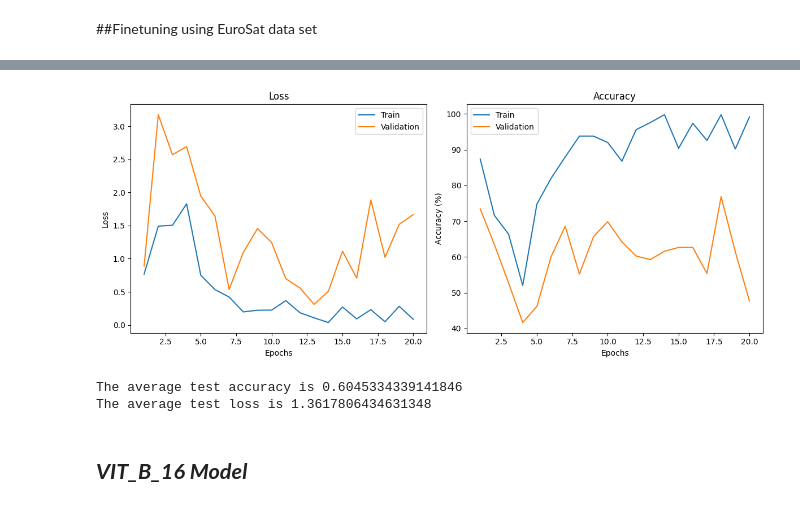
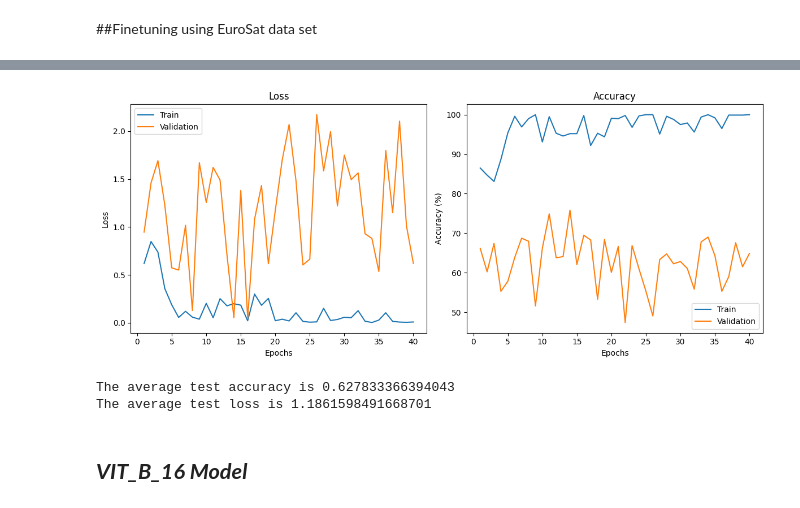
Before and after one commit to SurangaPrasad/deep_learning, a Jupyter notebook: transfer_learning_v1_2.ipynb, the cells around one changed output, grey strips where cells are left out. Saved outputs shown, nothing was run; the diff lists cells and outputs as text; code cells hidden in the pictures.

```diff
--- a/transfer_learning_v1_2.ipynb
+++ b/transfer_learning_v1_2.ipynb
@@ -336,14 +348,46 @@ import torchvision
 import torch
 
 
+## import the saved model
+
+
+data_path2 = Path("models/")
+saved_path2 = data_path2 / "model_vgg_11.pth"
+weights_vgg = torchvision.models.VGG11_Weights.IMAGENET1K_V1
+
+##load model
+loaded_model_vgg11 = torchvision.models.vgg11(weights_vgg, progress = True)
+
+
+#Freezing parameters
+for param in loaded_model_vgg11.parameters():
+    param.requires_grad = False
+
+#Unfreez layer 4 and last layer
+
+for param in loaded_model_vgg11.classifier.parameters():
+    param.requires_grad = True
+
+output_shape = len(originalDataset.classes)
+
+loaded_model_vgg11.classifier[-1] = torch.nn.Linear(in_features=4096,  # Assuming the default in_features for VGG16
+                                              out_features=output_shape,
+                                              bias=True).to(device)
+
+loaded_model_vgg11.load_state_dict(torch.load(saved_path2))
+
+
+
 # Start the timer
 from timeit import default_timer as timer
 start_time = timer()
-epoches = 20
+epoches = 40
+
+output_shape2 = len(eurosat_dataset.classes)
 
 # Recreate the fc layer and seed it to the target device
 model_vgg_11.classifier[-1] = torch.nn.Linear(in_features=4096,  # Assuming the default in_features for VGG16
-                                              out_features=output_shape,
+                                              out_features=output_shape2,
                                               bias=True).to(device)
 
 loss_function = nn.CrossEntropyLoss()
@@ -355,9 +399,11 @@ average_results = {"train_loss": [],
                     "val_acc":[]
                   }
 
-for staring_number in range(0,20):
+for staring_number in range(0,40):
+
   train_loader_eurosat, test_loader_eurosat = helper.getEuroSatDataLoaders(staring_number, eurosat_dataset)
   train_val_results = dl_engine.train(model_vgg_11, train_loader_eurosat, test_loader_eurosat, loss_function, optimizer, epoches)
+
   average_results['train_loss'].append(sum(train_val_results['train_loss'])/epoches)
   average_results['train_acc'].append(sum(train_val_results['train_acc'])/epoches)
   average_results['val_loss'].append(sum(train_val_results['val_loss'])/epoches)
@@ -402,6 +448,6 @@ accuracy on testing data: 0.546667
-[figure, old version]
+[figure, new version]
-The average test accuracy is 0.6045334339141846
-The average test loss is 1.3617806434631348
+The average test accuracy is 0.627833366394043
+The average test loss is 1.1861598491668701
 # %% [markdown]
 ## ***VIT_B_16 Model***
 # %% [markdown]
```
Also changed, not shown: parts of 8 cells of this notebook.
